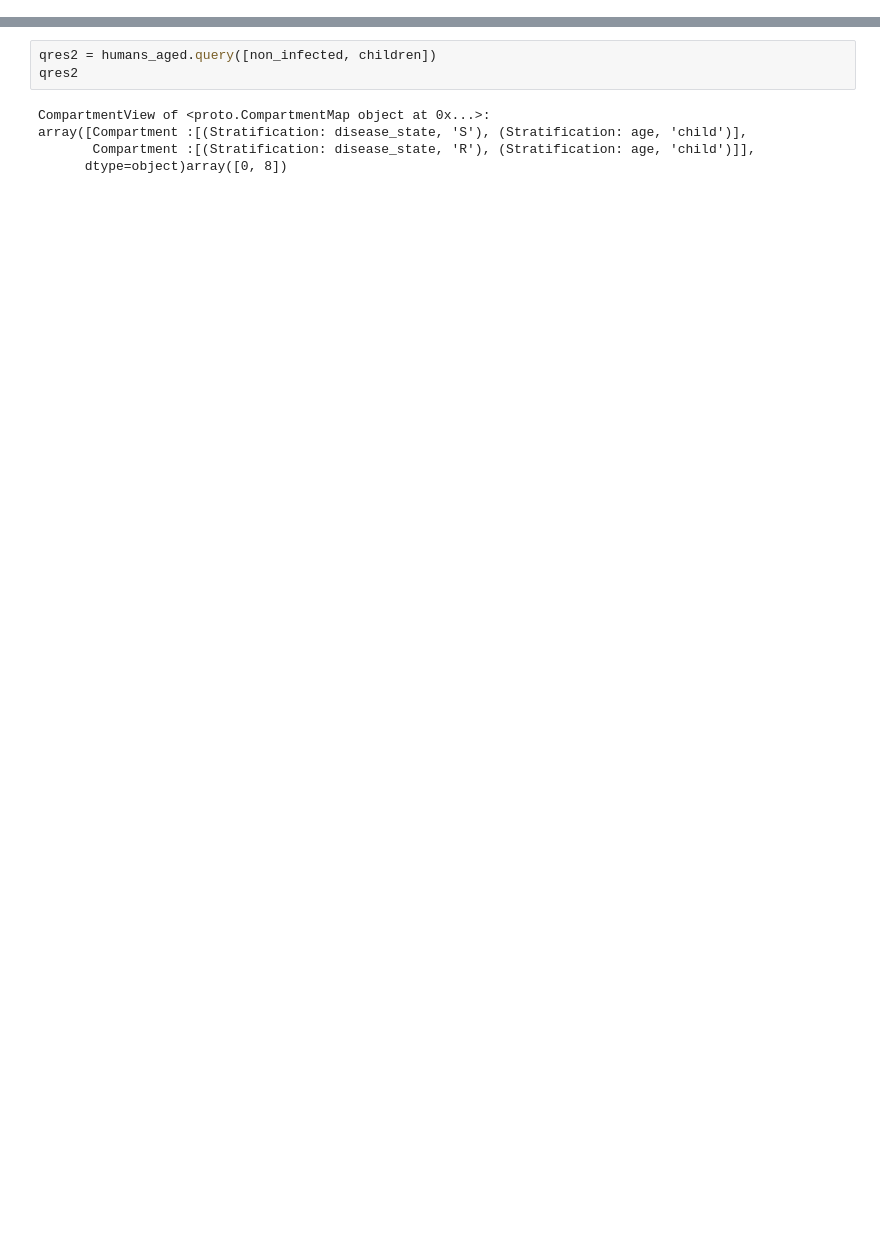
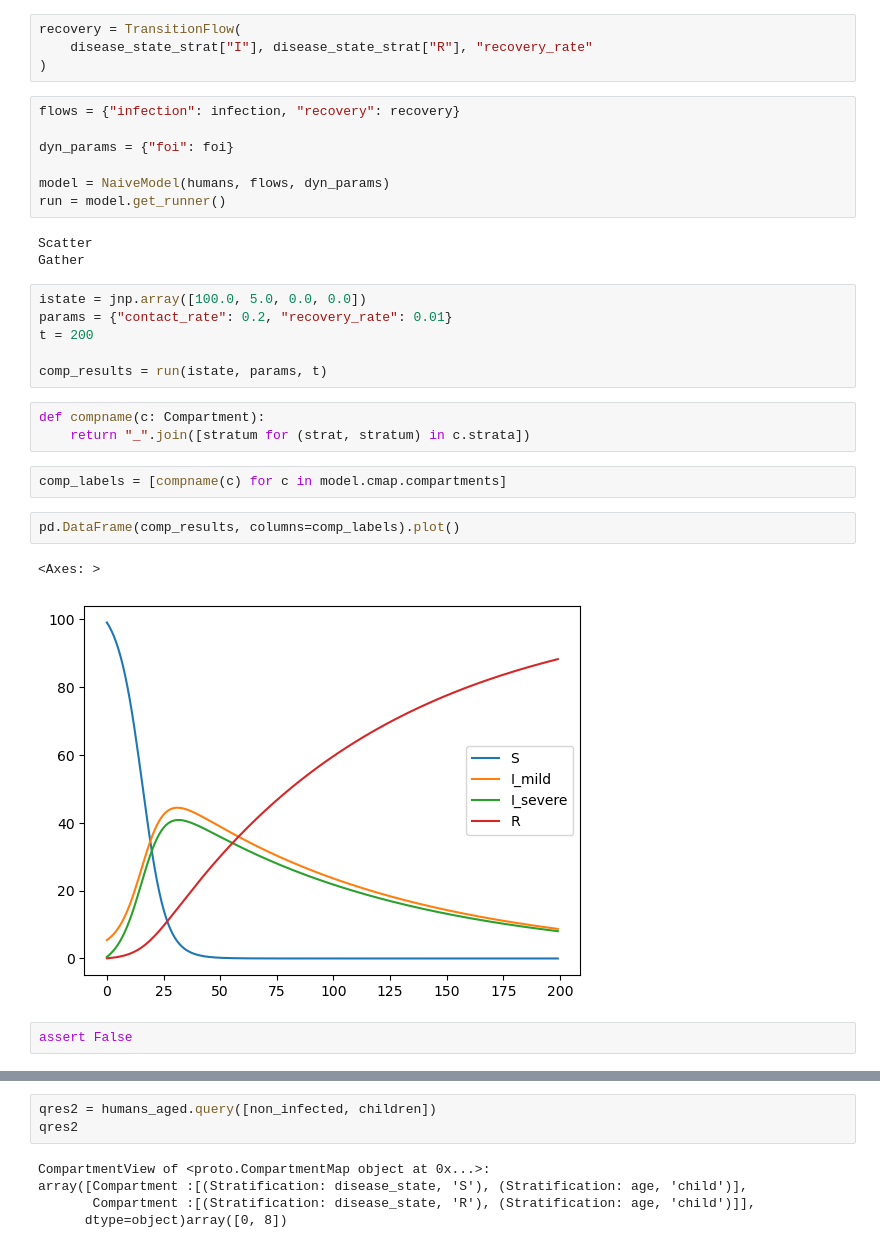
Before and after one commit to monash-emu/summer3proto, a Jupyter notebook: notebooks/protoflows.ipynb, the cells around one changed output, grey strips where cells are left out. Drawn from its saved outputs; the diff is of its cells as text; blank space fills up the shorter version.

```diff
--- a/notebooks/protoflows.ipynb
+++ b/notebooks/protoflows.ipynb
@@ -29,0 +84,32 @@ array([Compartment :[(Stratification: disease_state, 'S'), (Stratification: age,
+# %%
+recovery = TransitionFlow(
+    disease_state_strat["I"], disease_state_strat["R"], "recovery_rate"
+)
+# %%
+flows = {"infection": infection, "recovery": recovery}
+
+dyn_params = {"foi": foi}
+
+model = NaiveModel(humans, flows, dyn_params)
+run = model.get_runner()
+# %% [output]
+Scatter
+Gather
+# %%
+istate = jnp.array([100.0, 5.0, 0.0, 0.0])
+params = {"contact_rate": 0.2, "recovery_rate": 0.01}
+t = 200
+
+comp_results = run(istate, params, t)
+# %%
+def compname(c: Compartment):
+    return "_".join([stratum for (strat, stratum) in c.strata])
+# %%
+comp_labels = [compname(c) for c in model.cmap.compartments]
+# %%
+pd.DataFrame(comp_results, columns=comp_labels).plot()
+# %% [output]
+<Axes: >
+[figure, added]
+# %%
+assert False
```
Also changed, not shown: parts of 53 cells of this notebook, 7 other files.
